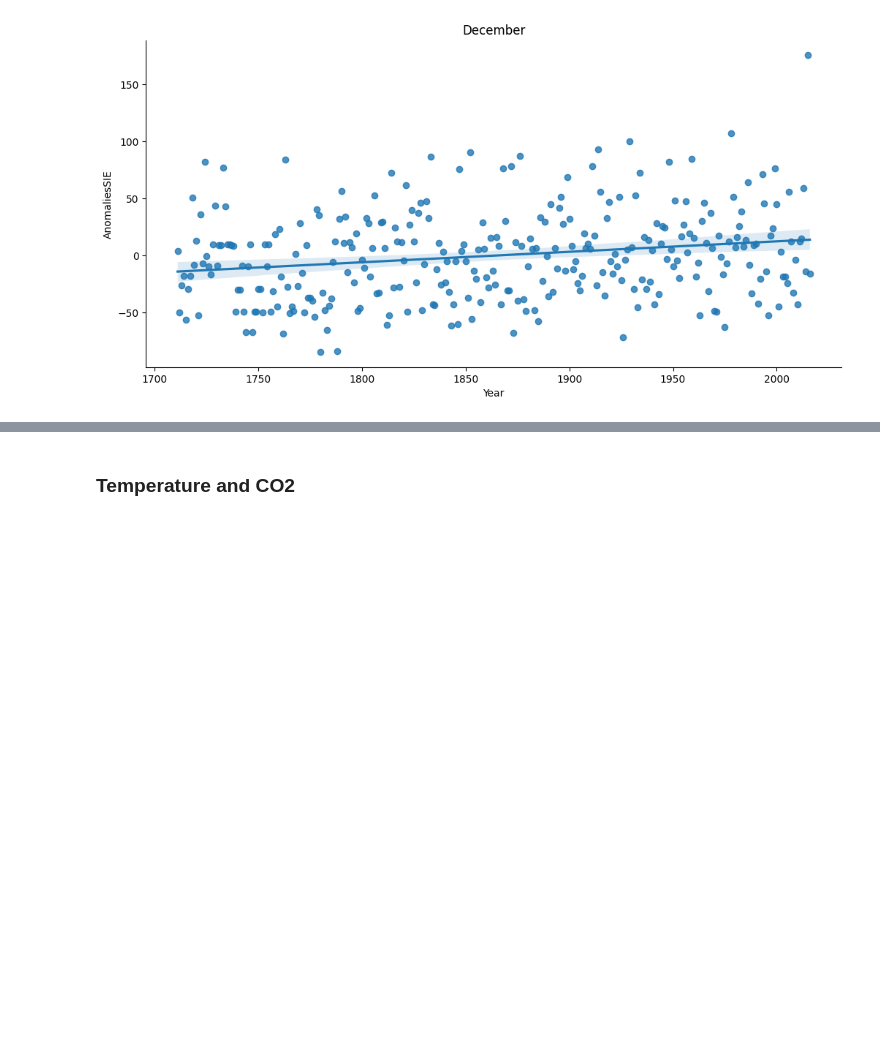
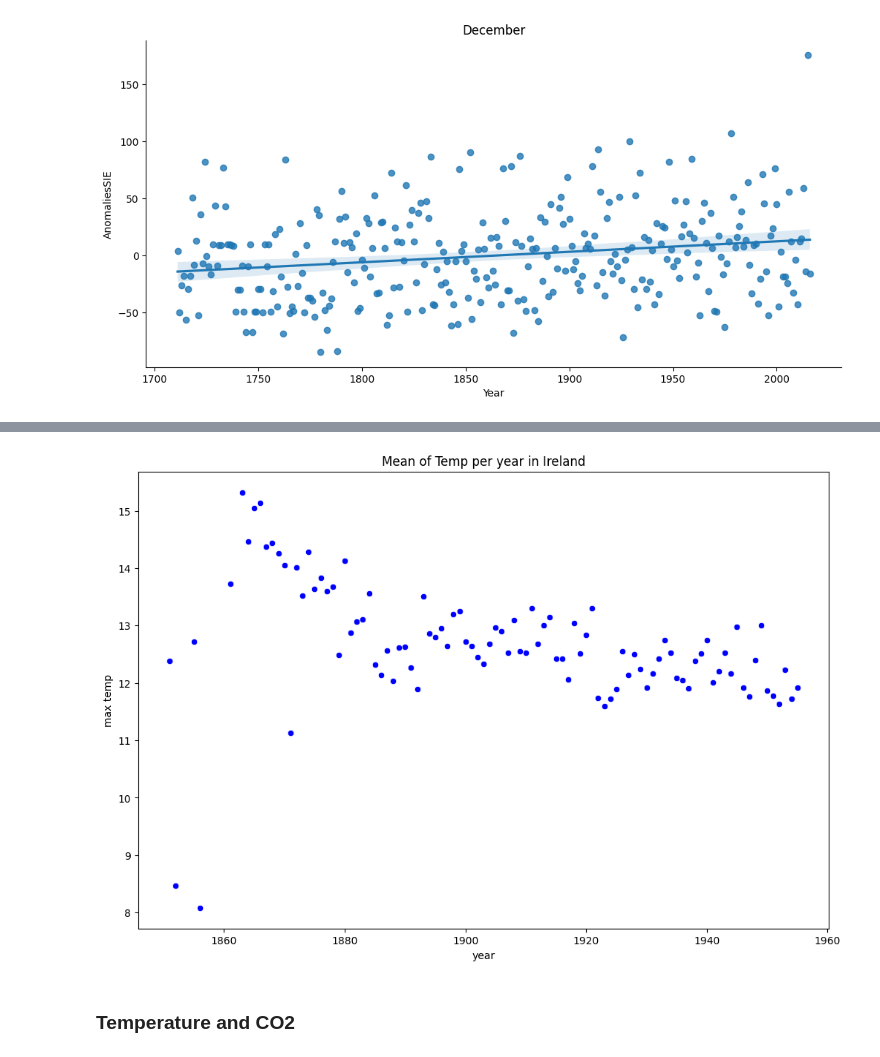
Before and after one commit to rachel-king4/PfDA_Assignment_2, a Jupyter notebook: pfda_assignment_2.ipynb, the cells around one changed output, grey strips where cells are left out. Saved outputs shown, nothing was run; the diff lists cells and outputs as text; code cells hidden in the pictures; blank space fills up the shorter version.

Commit message:
added temp in Ireland data

```diff
--- a/pfda_assignment_2.ipynb
+++ b/pfda_assignment_2.ipynb
@@ -234,3 +251,37 @@ plt.show()
+# %%
+roches_temp1 = pd.read_csv('CSV Files\Roches-Point_1872-1920.csv', encoding='ISO-8859-1',dtype={'year': int})
+roches_temp2 = pd.read_csv('CSV Files\Roches-Point_1921-1956.csv', encoding='ISO-8859-1',dtype={'year': int})
+# %%
+roches_temp1 = roches_temp1[['year', 'max temp']]
+roches_temp2 = roches_temp2[['year', 'max temp']]
+
+south_ireland_temp = pd.concat([roches_temp1, roches_temp2])
+south_ireland_temp.sort_values(by=['year'], ascending=True);
+south_ireland_temp.to_csv("south_ireland_temp.csv", encoding='utf-8', index=False)
+# %%
+all_ireland_temp = pd.concat([west_ireland_temp, east_ireland_temp, north_ireland_temp, south_ireland_temp])
+all_ireland_temp.sort_values(by=['year'], ascending=True);
+all_ireland_temp.to_csv("all_ireland_temp.csv", encoding='utf-8', index=False)
+# %%
+ireland_temp_mean = []
+std_dict = {}
+for y in range(1851, 1956):
+  #Calcule mu and std values
+  mu = all_ireland_temp[all_ireland_temp.year == y]['max temp'].mean()
+  std = all_ireland_temp[all_ireland_temp.year == y]['max temp'].std()
+  #Save mu and std values
+  ireland_temp_mean.append(mu)
+  std_dict[y] = std
+# %%
+ireland_temp_mean = pd.DataFrame(ireland_temp_mean)
+ireland_temp_mean.to_csv("ireland_temp_mean.csv", encoding='utf-8', index=False)
+ireland_temp_mean['year'] = range(1851, 1956)
+ireland_temp_mean.columns = ['max temp', 'year']
+plt.figure(figsize=(12, 8))
+sns.scatterplot(x='year', y='max temp', data=ireland_temp_mean,  color='blue', sizes=20).set(title='Mean of Temp per year in Ireland')
+plt.show()
+# %% [output]
+[figure, added]
 # %% [markdown]
 ### Temperature and CO2
 # %%
```
Also changed, not shown: parts of 5 cells of this notebook, 12 other files.
